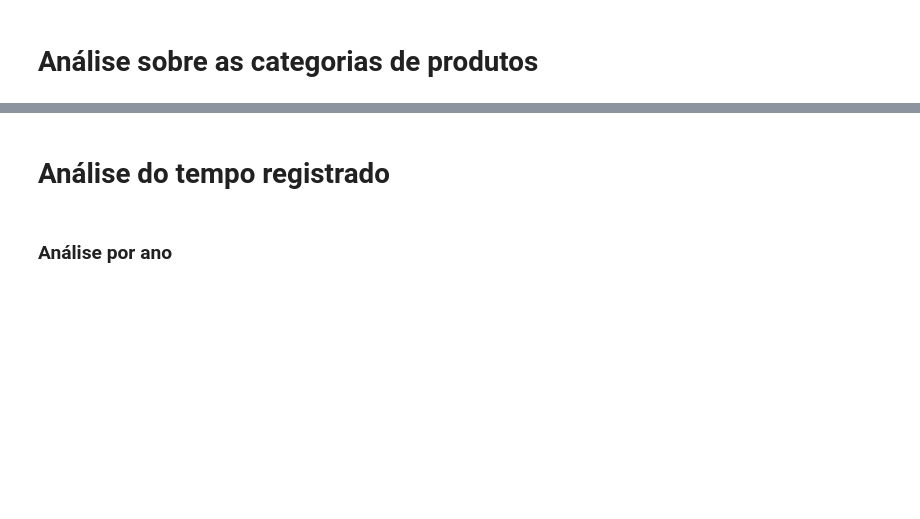
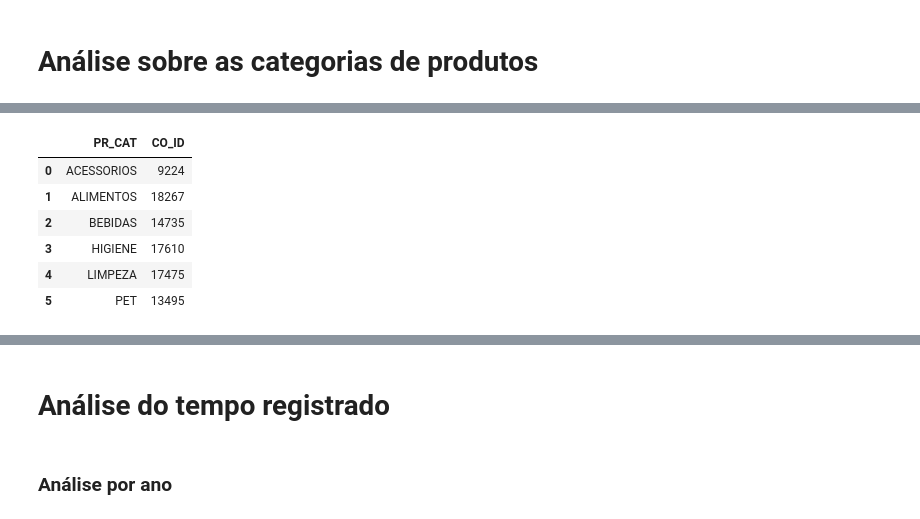
Before and after one commit to ruanguths/miniprojeto-RuanCarlosCostaGuths-T2, a Jupyter notebook: notebooks/visualizacao.ipynb, the cells around one changed output, grey strips where cells are left out. Cells and saved outputs as stored; diff of their text form; code cells hidden in the pictures; blank space fills up the shorter version.

```diff
--- a/notebooks/visualizacao.ipynb
+++ b/notebooks/visualizacao.ipynb
@@ -123,2 +128,13 @@ Name: count, dtype: float64
+# %%
+# Qtd de vendas por categoria
+df.groupby(df["PR_CAT"])["CO_ID"].nunique().reset_index()
+# %% [output]
+|  | PR_CAT | CO_ID |
+| 0 | ACESSORIOS | 9224 |
+| 1 | ALIMENTOS | 18267 |
+| 2 | BEBIDAS | 14735 |
+| 3 | HIGIENE | 17610 |
+| 4 | LIMPEZA | 17475 |
+| 5 | PET | 13495 |
 # %%
 #Criando gráfico de barras da relação categoria de produto x qtd de vendas
```
Also changed, not shown: parts of 8 cells of this notebook.
